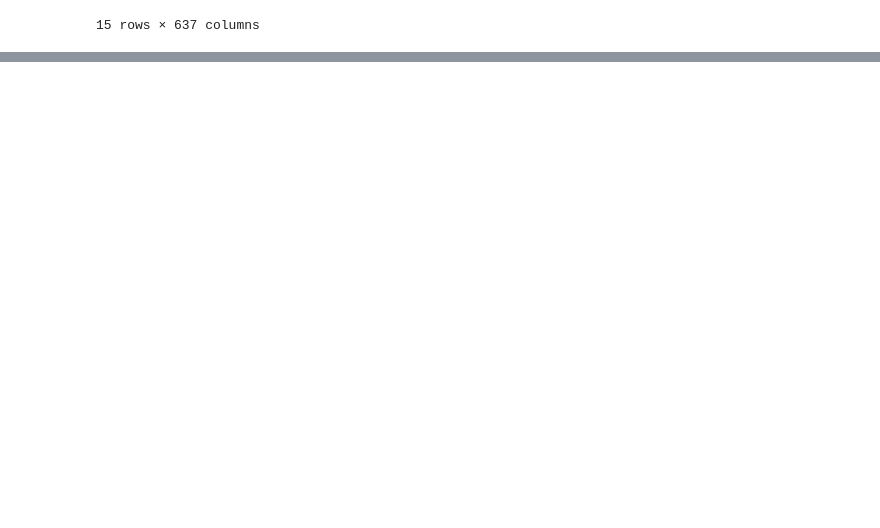
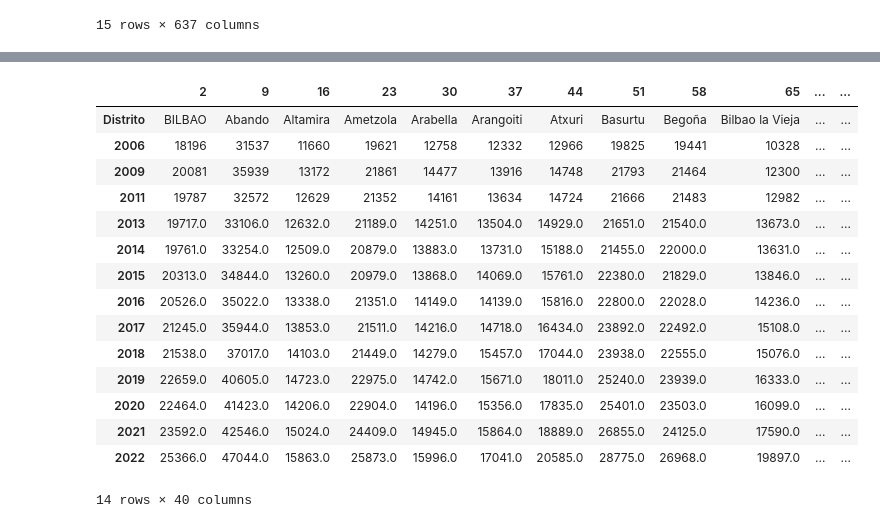
Before and after one commit to PacoFletcher/EDA, a Jupyter notebook: Rentas distritos Bilbao.ipynb, the cells around one changed output, grey strips where cells are left out. Drawn from its saved outputs; the diff is of its cells as text; code cells hidden in the pictures; blank space fills up the shorter version.

```diff
--- a/Rentas distritos Bilbao.ipynb
+++ b/Rentas distritos Bilbao.ipynb
@@ -335,0 +374,19 @@ TypeError: Index(...) must be called with a collection of some kind, 'BILBAO' wa
+# %%
+bilbao_general.T
+# %% [output]
+|  | 2 | 9 | 16 | 23 | 30 | 37 | 44 | 51 | 58 | 65 | ... | ... |
+| Distrito | BILBAO | Abando | Altamira | Ametzola | Arabella | Arangoiti | Atxuri | Basurtu | Begoña | Bilbao la Vieja | ... | ... |
+| 2006 | 18196 | 31537 | 11660 | 19621 | 12758 | 12332 | 12966 | 19825 | 19441 | 10328 | ... | ... |
+| 2009 | 20081 | 35939 | 13172 | 21861 | 14477 | 13916 | 14748 | 21793 | 21464 | 12300 | ... | ... |
+| 2011 | 19787 | 32572 | 12629 | 21352 | 14161 | 13634 | 14724 | 21666 | 21483 | 12982 | ... | ... |
+| 2013 | 19717.0 | 33106.0 | 12632.0 | 21189.0 | 14251.0 | 13504.0 | 14929.0 | 21651.0 | 21540.0 | 13673.0 | ... | ... |
+| 2014 | 19761.0 | 33254.0 | 12509.0 | 20879.0 | 13883.0 | 13731.0 | 15188.0 | 21455.0 | 22000.0 | 13631.0 | ... | ... |
+| 2015 | 20313.0 | 34844.0 | 13260.0 | 20979.0 | 13868.0 | 14069.0 | 15761.0 | 22380.0 | 21829.0 | 13846.0 | ... | ... |
+| 2016 | 20526.0 | 35022.0 | 13338.0 | 21351.0 | 14149.0 | 14139.0 | 15816.0 | 22800.0 | 22028.0 | 14236.0 | ... | ... |
+| 2017 | 21245.0 | 35944.0 | 13853.0 | 21511.0 | 14216.0 | 14718.0 | 16434.0 | 23892.0 | 22492.0 | 15108.0 | ... | ... |
+| 2018 | 21538.0 | 37017.0 | 14103.0 | 21449.0 | 14279.0 | 15457.0 | 17044.0 | 23938.0 | 22555.0 | 15076.0 | ... | ... |
+| 2019 | 22659.0 | 40605.0 | 14723.0 | 22975.0 | 14742.0 | 15671.0 | 18011.0 | 25240.0 | 23939.0 | 16333.0 | ... | ... |
+| 2020 | 22464.0 | 41423.0 | 14206.0 | 22904.0 | 14196.0 | 15356.0 | 17835.0 | 25401.0 | 23503.0 | 16099.0 | ... | ... |
+| 2021 | 23592.0 | 42546.0 | 15024.0 | 24409.0 | 14945.0 | 15864.0 | 18889.0 | 26855.0 | 24125.0 | 17590.0 | ... | ... |
+| 2022 | 25366.0 | 47044.0 | 15863.0 | 25873.0 | 15996.0 | 17041.0 | 20585.0 | 28775.0 | 26968.0 | 19897.0 | ... | ... |
+14 rows × 40 columns
```
Also changed, not shown: parts of 6 cells of this notebook.
